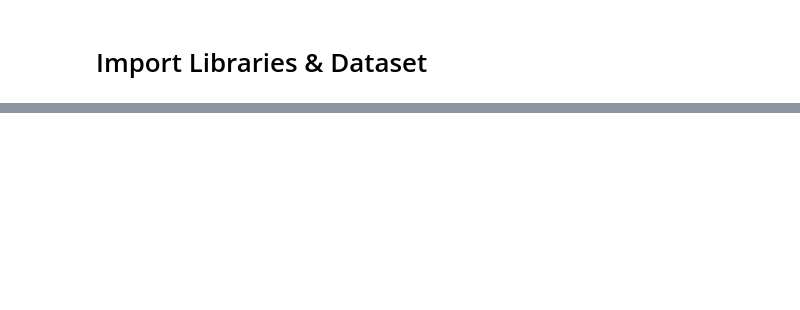
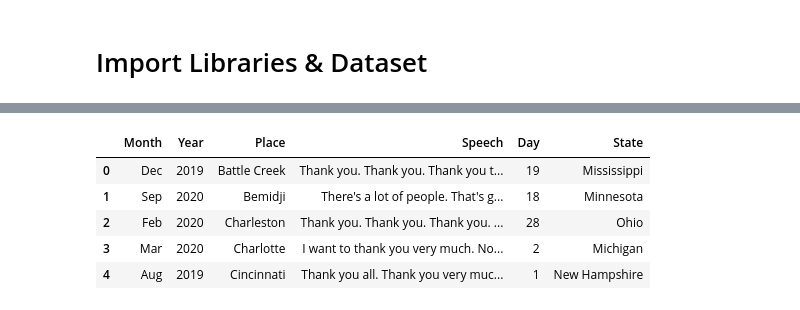
Before and after one commit to addiamir/Donald_Trump_Rally_Speech_NLP_Analysis, a Jupyter notebook: Trump_NLP.ipynb, the cells around one changed output, grey strips where cells are left out. Cells and saved outputs as stored; diff of their text form; code cells hidden in the pictures; blank space fills up the shorter version.

```diff
--- a/Trump_NLP.ipynb
+++ b/Trump_NLP.ipynb
@@ -53,0 +77,12 @@ trump_df.head(5)
+# %%
+trump_df["State"] = ['Mississippi','Minnesota','Ohio','Michigan','New Hampshire','Nevada','New Jersey','Texas','Iowa','North Carolina','Michigan','Kentucky','Wisconsin','Arizona',
+                       'Oklahoma','Minnesota','New Hampshire','Pennsylvania','Colorado','Pennsylvania','Ohio','South Carolina','North Carolina','Nevada','North Carolina','New Hampshire',
+                       'North Carolina','Ohio','Texas','Wisconsin','Nevada','South Carolina','New Mexico','Arizona','Pennsylvania']
+trump_df.head(5)
+# %% [output]
+|  | Month | Year | Place | Speech | Day | State |
+| 0 | Dec | 2019 | Battle Creek | Thank you. Thank you. Thank you t... | 19 | Mississippi |
+| 1 | Sep | 2020 | Bemidji | There's a lot of people. That's g... | 18 | Minnesota |
+| 2 | Feb | 2020 | Charleston | Thank you. Thank you. Thank you. ... | 28 | Ohio |
+| 3 | Mar | 2020 | Charlotte | I want to thank you very much. No... | 2 | Michigan |
+| 4 | Aug | 2019 | Cincinnati | Thank you all. Thank you very muc... | 1 | New Hampshire |
```
Also changed, not shown: parts of 15 cells of this notebook, 3 other files.
